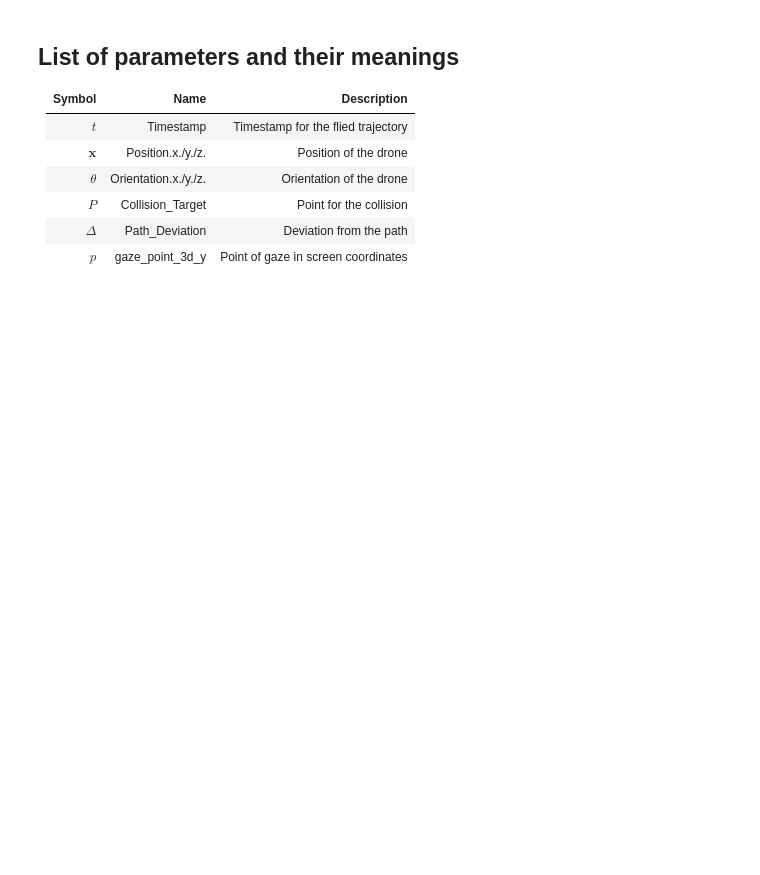
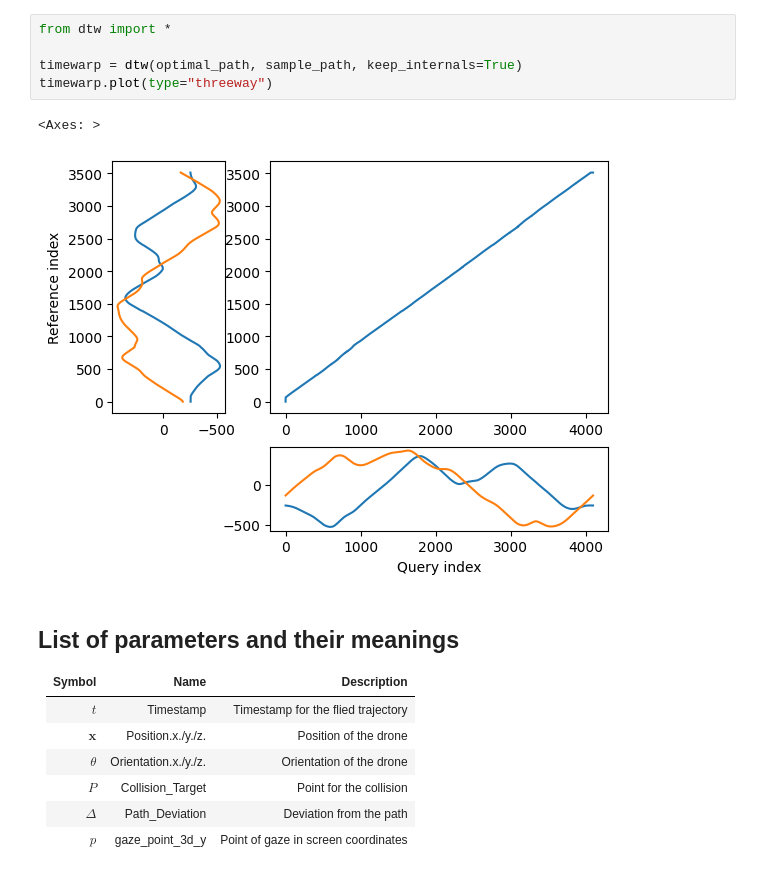
Before and after one commit to jerrymhuang/DreamDrone, a Jupyter notebook: FinalProject/exploration/data_exploration.ipynb, the cells around one changed output. Cells and saved outputs as stored; diff of their text form; blank space fills up the shorter version.

```diff
--- a/FinalProject/exploration/data_exploration.ipynb
+++ b/FinalProject/exploration/data_exploration.ipynb
@@ -25,3 +60,11 @@ ax = sns.lineplot(x=position[:,0], y=position[:,1], sort=False)
+# %%
+from dtw import *
+
+timewarp = dtw(optimal_path, sample_path, keep_internals=True)
+timewarp.plot(type="threeway")
+# %% [output]
+<Axes: >
+[figure, added]
 # %% [markdown]
 ## List of parameters and their meanings
 
```
Also changed, not shown: parts of 9 cells of this notebook, 30 other files.
